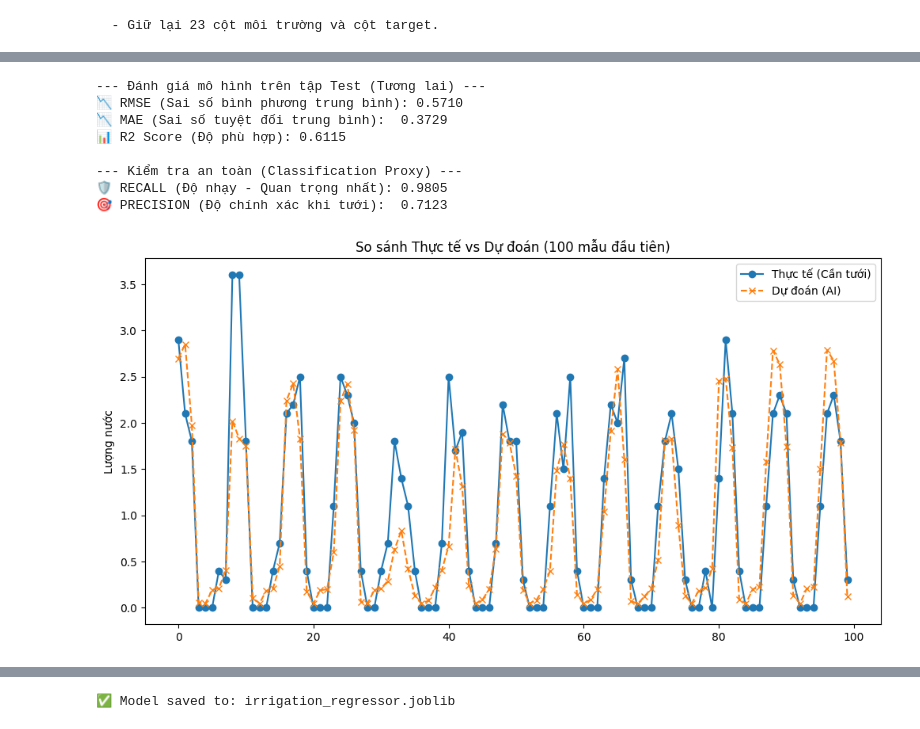
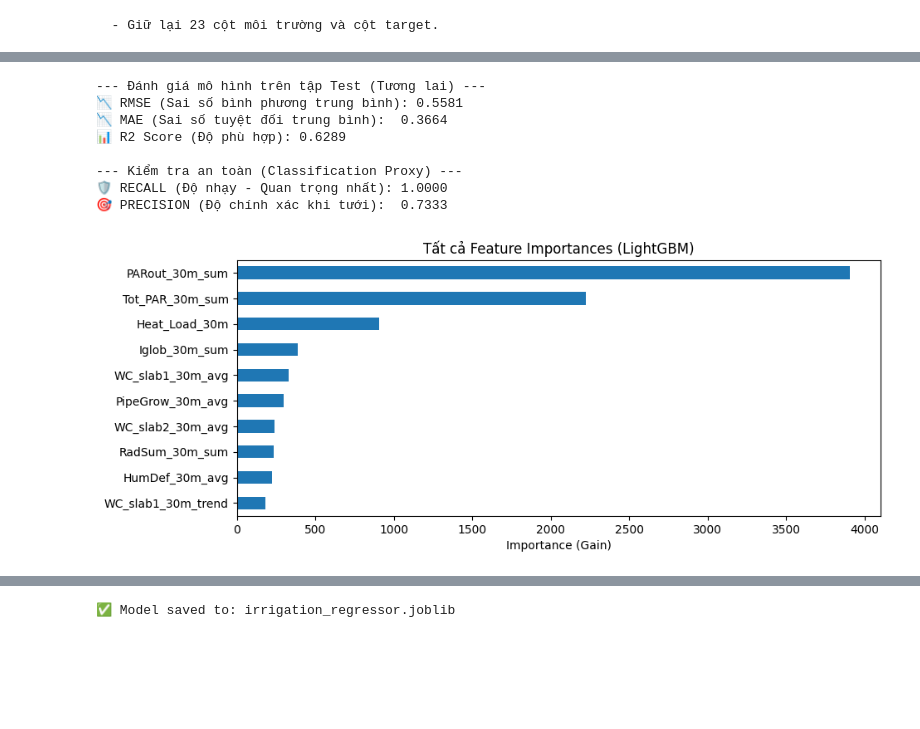
Before and after one commit to LemonKronos/Machine-learning-for-greenhouse-irrigation-automation, a Jupyter notebook: Analysis_regression.ipynb, the cells around one changed output, grey strips where cells are left out. Cells and saved outputs as stored; diff of their text form; code cells hidden in the pictures; blank space fills up the shorter version.

```diff
--- a/Analysis_regression.ipynb
+++ b/Analysis_regression.ipynb
@@ -287,7 +331,5 @@ Tinh chỉnh hoàn tất trong 0.04 giây.
 # %%
-# Evaluate model
-
-from sklearn.metrics import mean_squared_error, mean_absolute_error, r2_score, recall_score
+# EVALUATE MODEL
 
 print("\n--- Đánh giá mô hình trên tập Test (Tương lai) ---")
 
@@ -319,22 +361,30 @@ precision = precision_score(y_test_binary, y_pred_binary)
 print(f"\n--- Kiểm tra an toàn (Classification Proxy) ---")
 print(f"🛡️ RECALL (Độ nhạy - Quan trọng nhất): {recall:.4f}")
 print(f"🎯 PRECISION (Độ chính xác khi tưới):  {precision:.4f}")
-
-# 5. Vẽ biểu đồ so sánh
-plt.figure(figsize=(12, 6))
-plt.plot(y_test.values[:100], label='Thực tế (Cần tưới)', marker='o')
-plt.plot(y_pred[:100], label='Dự đoán (AI)', linestyle='--', marker='x')
-plt.title("So sánh Thực tế vs Dự đoán (100 mẫu đầu tiên)")
-plt.ylabel("Lượng nước")
-plt.legend()
-plt.show()
 # %% [output]
 --- Đánh giá mô hình trên tập Test (Tương lai) ---
-📉 RMSE (Sai số bình phương trung bình): 0.5710
-📉 MAE (Sai số tuyệt đối trung bình):  0.3729
-📊 R2 Score (Độ phù hợp): 0.6115
+📉 RMSE (Sai số bình phương trung bình): 0.5581
+📉 MAE (Sai số tuyệt đối trung bình):  0.3664
+📊 R2 Score (Độ phù hợp): 0.6289
 
 --- Kiểm tra an toàn (Classification Proxy) ---
-🛡️ RECALL (Độ nhạy - Quan trọng nhất): 0.9805
-🎯 PRECISION (Độ chính xác khi tưới):  0.7123
+🛡️ RECALL (Độ nhạy - Quan trọng nhất): 1.0000
+🎯 PRECISION (Độ chính xác khi tưới):  0.7333
-[figure, removed]
+# %%
+# PLOT IMPORTANT GRAPH
+
+# Lấy feature importance từ booster object và sử dụng 'gain'
+feat_importances = pd.Series(lgb_reg.booster_.feature_importance(importance_type='gain'),
+                             index=X_train.columns)
+
+feat_importances = feat_importances.sort_values(ascending=False)
+
+plt.figure(figsize=(10, len(X_train.columns) * 0.4))
+
+feat_importances.plot(kind='barh')
+plt.gca().invert_yaxis() # Most important first
+plt.title("Tất cả Feature Importances (LightGBM)")
+plt.xlabel("Importance (Gain)")
+plt.show()
+# %% [output]
+[figure, added]
```
Also changed, not shown: parts of 26 cells of this notebook, 9 other files.
